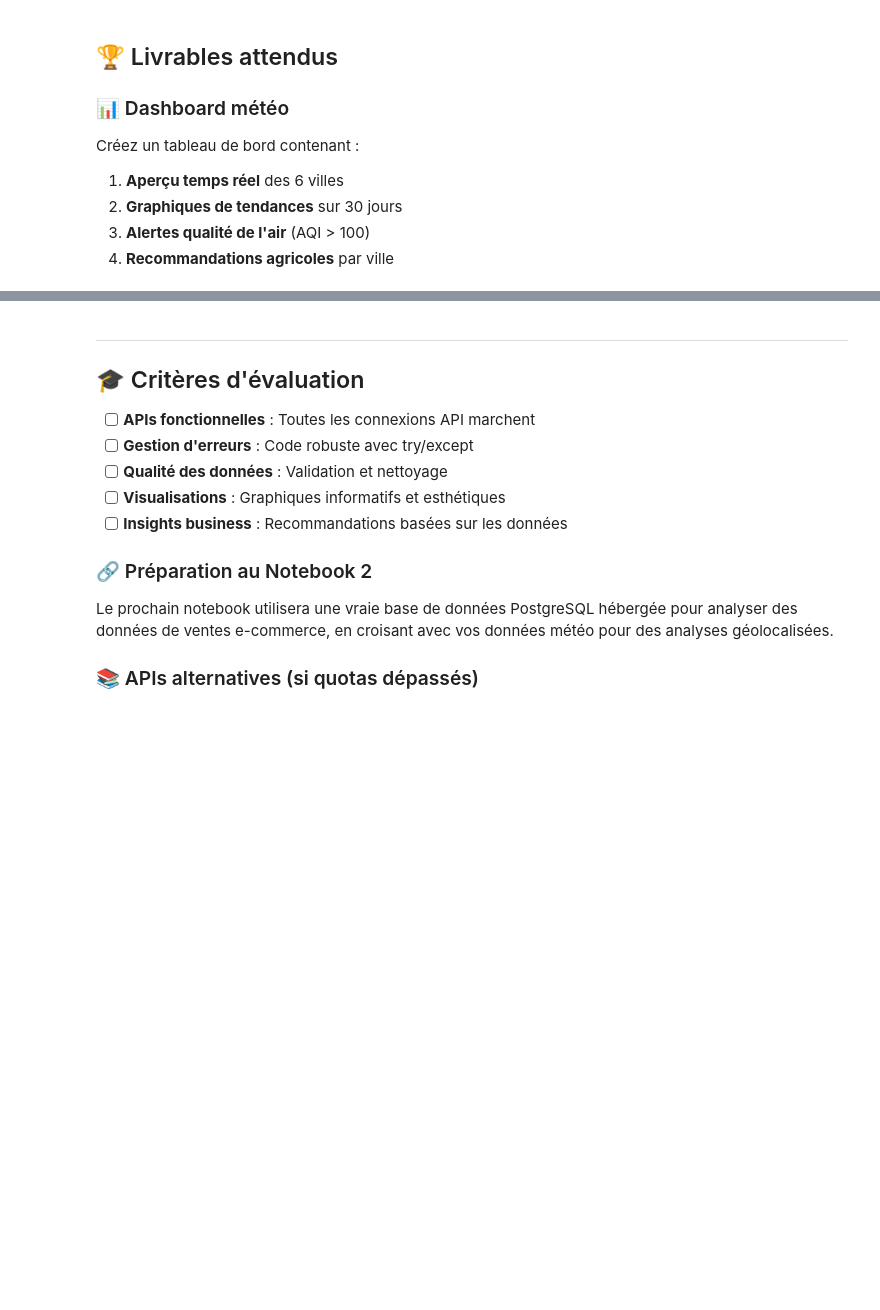
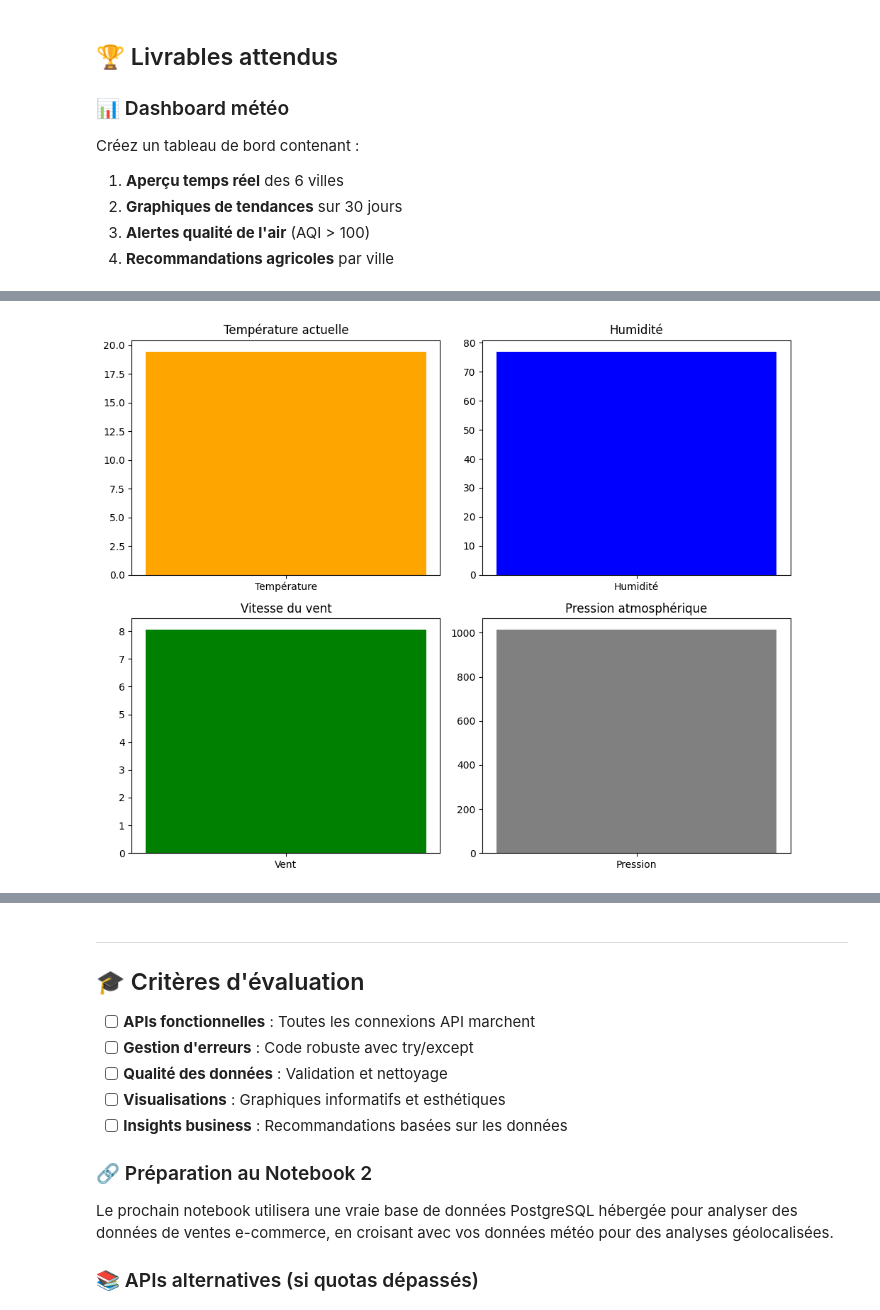
Before and after one commit to kirillsst/multi-tech-data-analysis, a Jupyter notebook: notebooks/Notebook_1_Fondamentaux_Python_pour_l_ia.ipynb, the cells around one changed output, grey strips where cells are left out. Cells and saved outputs as stored; diff of their text form; code cells hidden in the pictures; blank space fills up the shorter version.

```diff
--- a/notebooks/Notebook_1_Fondamentaux_Python_pour_l_ia.ipynb
+++ b/notebooks/Notebook_1_Fondamentaux_Python_pour_l_ia.ipynb
@@ -498,0 +487,82 @@ def generate_weather_report(city_data):
+# %%
+### 📱 Format de présentation
+
+def generate_weather_report(city_data):
+    """
+    Génère un rapport automatisé
+
+    Format :
+    - Résumé exécutif (3 lignes)
+    - Métriques clés (tableaux)
+    - Graphiques (4 visualisations)
+    - Recommandations (bullet points)
+    """
+    if not city_data:
+        print("Aucune donnée fournie.")
+        return
+
+    # Résumé exécutif
+    print("Résumé exécutif")
+    name = city_data.get("name", "Ville inconnue")
+    temp = city_data['main']['temp']
+    weather = city_data['weather'][0]['description']
+    humidity = city_data['main']['humidity']
+    wind = city_data['wind']['speed']
+
+    print(f"{name} connaît actuellement un temps {weather} avec une température de {temp}°C.")
+    print(f"L'humidité est de {humidity}% et la vitesse du vent est de {wind} m/s.")
+    print("Les conditions sont globalement normales pour la saison.")
+
+    # Métriques clés
+    print("Métriques clés")
+    df = pd.DataFrame({
+        "Température (°C)": [temp],
+        "Humidité (%)": [humidity],
+        "Vent (m/s)": [wind],
+        "Pression (hPa)": [city_data['main']['pressure']],
+        "Visibilité (m)": [city_data.get('visibility', np.nan)]
+    }, index=[name])
+    display(df)
+
+    # Graphiques
+    print("\nVisualisations")
+    fig, axs = plt.subplots(2, 2, figsize=(10, 8))
+
+    axs[0, 0].bar(["Température"], [temp], color='orange')
+    axs[0, 0].set_title("Température actuelle")
+
+    axs[0, 1].bar(["Humidité"], [humidity], color='blue')
+    axs[0, 1].set_title("Humidité")
+
+    axs[1, 0].bar(["Vent"], [wind], color='green')
+    axs[1, 0].set_title("Vitesse du vent")
+
+    pressure = city_data['main']['pressure']
+    axs[1, 1].bar(["Pression"], [pressure], color='grey')
+    axs[1, 1].set_title("Pression atmosphérique")
+
+    plt.tight_layout()
+    plt.show()
+
+    # Recommandations
+    print("\nRecommandations")
+    recs = []
+    if temp > 30:
+        recs.append("Hydratez-vous fréquemment en raison de la chaleur.")
+    if humidity > 80:
+        recs.append("Risque élevé d'inconfort dû à l'humidité.")
+    if wind > 10:
+        recs.append("Attention aux rafales de vent.")
+    if not recs:
+        recs.append("Aucune recommandation spécifique à signaler.")
+
+    for r in recs:
+        print(f"- {r}")
+
+data_berlin = get_weather_data("Berlin,DE", API_KEY)
+data_paris = get_weather_data("Paris,FR", API_KEY)
+data_amsterdam = get_weather_data("Amsterdam,NL", API_KEY)
+data_madrid = get_weather_data("Madrid,ES", API_KEY)
+data_vienna = get_weather_data("Vienna,AT", API_KEY)
+generate_weather_report(data_vienna)
+# %% [output]
@@ -498,0 +577 @@ def generate_weather_report(city_data):
+[figure, added]
```
Also changed, not shown: parts of 3 cells of this notebook.
